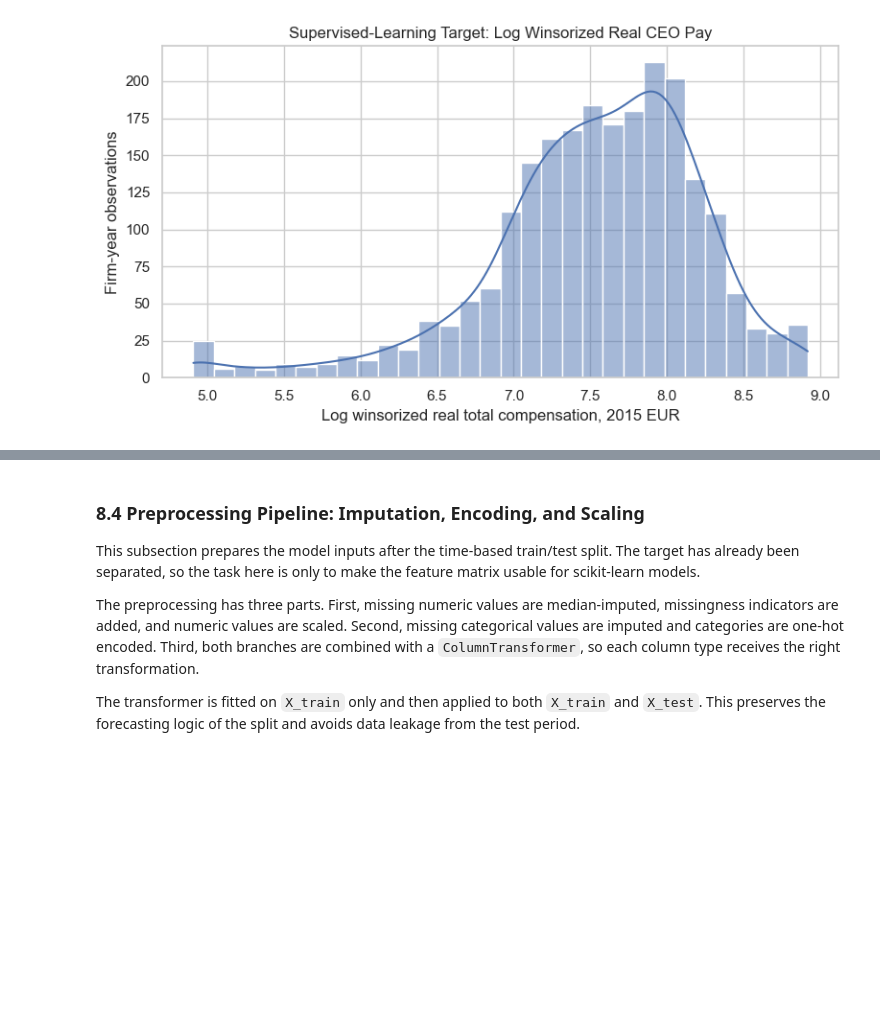
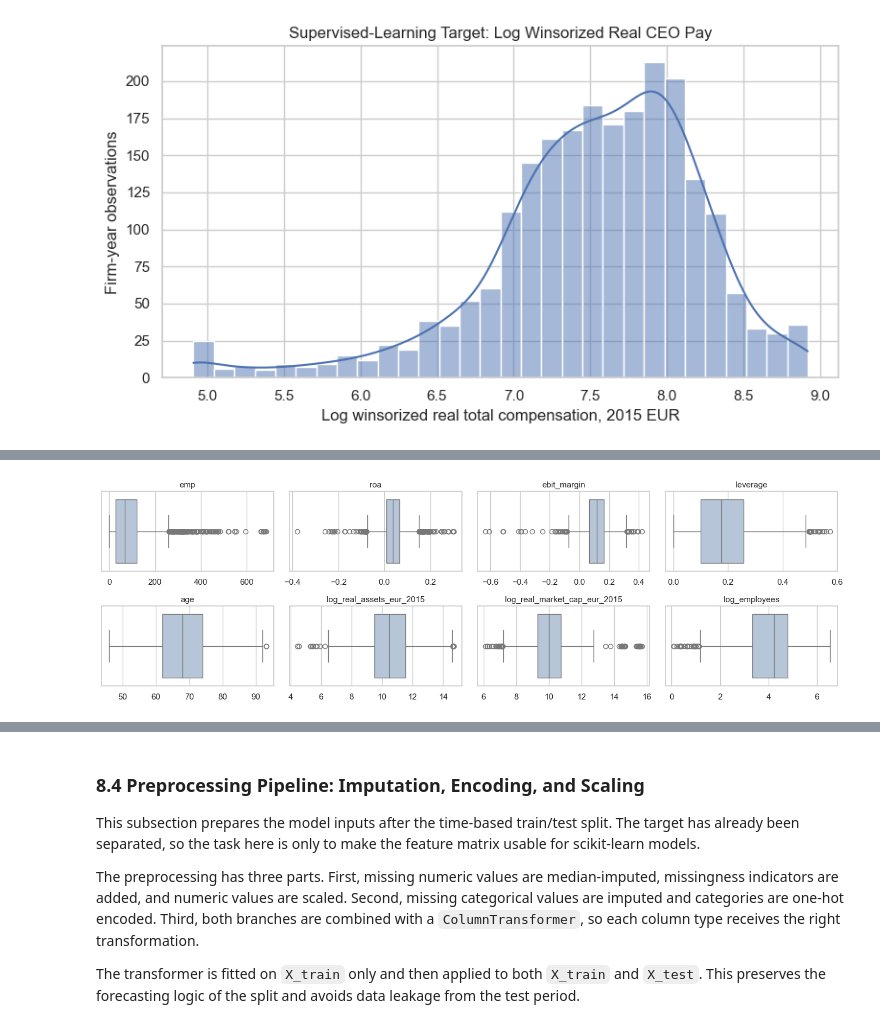
Before and after one commit to rizkyakbar-tud/DAI, a Jupyter notebook: mission/proposals_st26/mission_proposal_Akbar-Zduńczyk copy.ipynb, the cells around one changed output, grey strips where cells are left out. Drawn from its saved outputs; the diff is of its cells as text; code cells hidden in the pictures; blank space fills up the shorter version.

```diff
--- a/mission/proposals_st26/mission_proposal_Akbar-Zduńczyk copy.ipynb
+++ b/mission/proposals_st26/mission_proposal_Akbar-Zduńczyk copy.ipynb
@@ -4310,0 +4197,38 @@ Columns requested but unavailable: ['directorname_emp']
+# %%
+import math
+# -- 8.2.2 Boxplots for numeric candidate features ------------------------
+
+boxplot_features = [
+    "age",
+    "roa",
+    "ebit_margin",
+    "leverage",
+    "log_real_assets_eur_2015",
+    "log_real_market_cap_eur_2015",
+    "emp",
+    "log_employees",
+]
+
+# Keep only features that exist in the current panel.
+boxplot_features = df_panel_final.columns.intersection(boxplot_features).tolist()
+
+ncols = 4
+nrows = math.ceil(len(boxplot_features) / ncols)
+
+plt.figure(figsize=(14, 2.2 * nrows), facecolor="white")
+sns.set(style="whitegrid")
+
+for i, feature in enumerate(boxplot_features, start=1):
+    ax = plt.subplot(nrows, ncols, i)
+    sns.boxplot(
+        x=pd.to_numeric(df_panel_final[feature], errors="coerce"),
+        ax=ax,
+        color="lightsteelblue",
+    )
+    ax.set_title(feature, fontsize=11)
+    ax.set_xlabel("")
+
+plt.tight_layout()
+plt.show()
+# %% [output]
+[figure, added]
```
Also changed, not shown: parts of 42 cells of this notebook.
